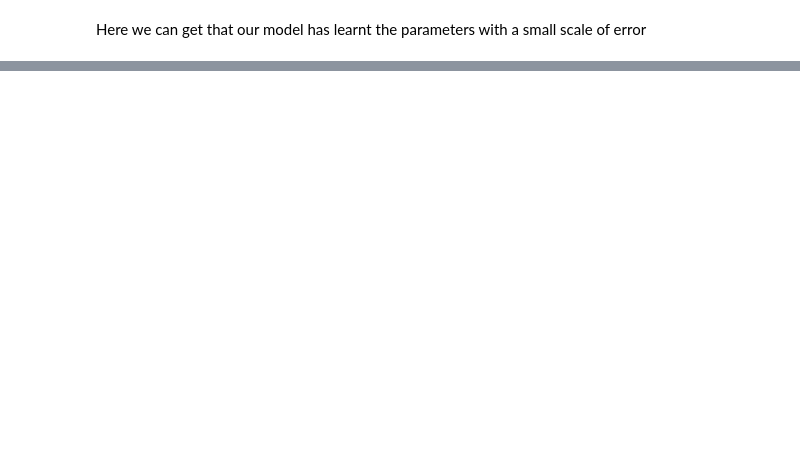
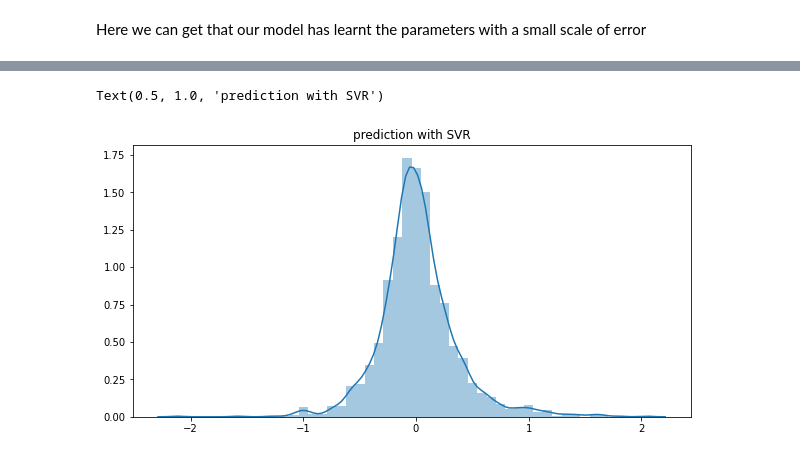
Before and after one commit to harshith187/Exploratory-Data-Analysis-of-Car-Features, a Jupyter notebook: Exploratory_Data_Analysis_of_Car_Features.ipynb, the cells around one changed output, grey strips where cells are left out. Cells and saved outputs as stored; diff of their text form; code cells hidden in the pictures; blank space fills up the shorter version.

```diff
--- a/Exploratory_Data_Analysis_of_Car_Features.ipynb
+++ b/Exploratory_Data_Analysis_of_Car_Features.ipynb
@@ -630,0 +653,7 @@ instances for learning.
+# %%
+plt.figure(figsize = (10,5))
+sns.distplot((y_test - y_pred),bins = 50)
+plt.title('prediction with SVR')
+# %% [output]
+Text(0.5, 1.0, 'prediction with SVR')
+[figure, added]
```
Also changed, not shown: parts of 37 cells of this notebook.
